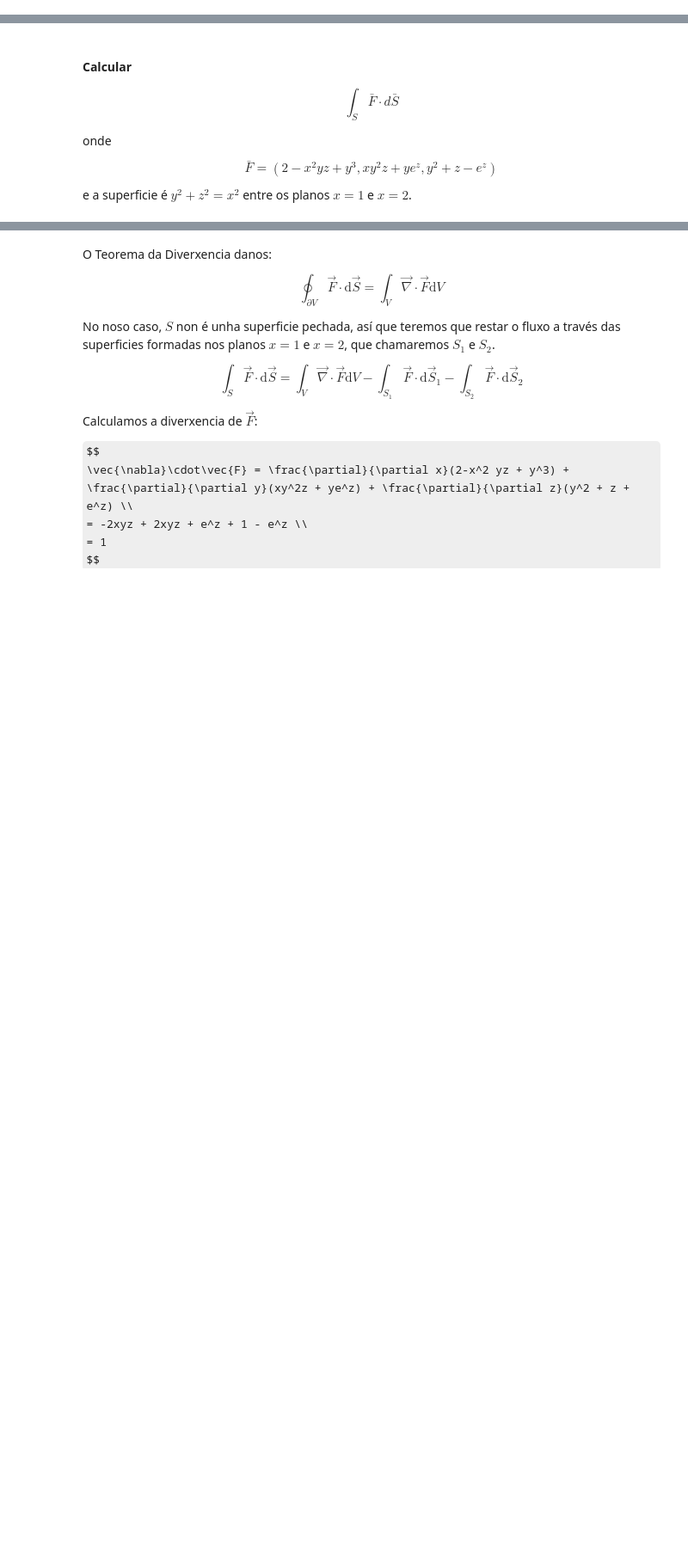
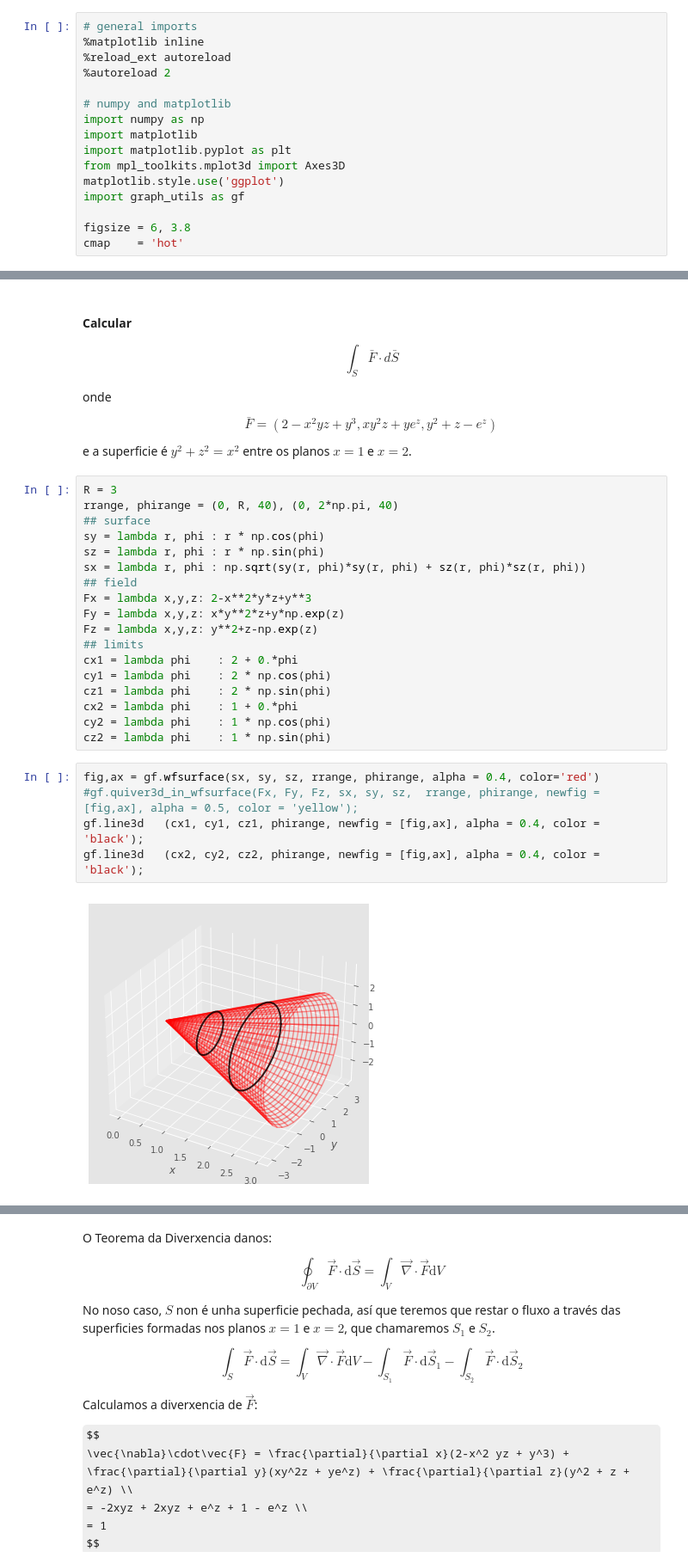
Before and after one commit to xabiercidvidal/USC-MMIII, a Jupyter notebook: _build/jupyter_execute/notebooks/problemas_exame_calculo_vectorial.ipynb, the cells around one changed output, grey strips where cells are left out. Shown at 86% size. Saved outputs shown, nothing was run; the diff lists cells and outputs as text; some formulas as TeX source; blank space fills up the shorter version.

```diff
--- a/_build/jupyter_execute/notebooks/problemas_exame_calculo_vectorial.ipynb
+++ b/_build/jupyter_execute/notebooks/problemas_exame_calculo_vectorial.ipynb
@@ -1,3 +1,19 @@
+# %%
+# general imports
+%matplotlib inline
+%reload_ext autoreload
+%autoreload 2
+
+# numpy and matplotlib
+import numpy as np
+import matplotlib
+import matplotlib.pyplot as plt
+from mpl_toolkits.mplot3d import Axes3D
+matplotlib.style.use('ggplot')
+import graph_utils as gf
+
+figsize = 6, 3.8
+cmap    = 'hot'
 # %% [markdown]
 #### Razoa se son verdadeiras ou falsas as seguintes afirmacións:
 
@@ -180,3 +196,28 @@ $$
 \bar{F}=\left(2-x^{2}yz+y^{3},xy^{2}z+ye^{z},y^{2}+z-e^{z}\right)
 $$
 e a superficie é $y^{2}+z^{2}=x^{2}$ entre os planos $x=1$ e $x=2$.
+# %%
+R = 3
+rrange, phirange = (0, R, 40), (0, 2*np.pi, 40)
+## surface
+sy = lambda r, phi : r * np.cos(phi)
+sz = lambda r, phi : r * np.sin(phi)
+sx = lambda r, phi : np.sqrt(sy(r, phi)*sy(r, phi) + sz(r, phi)*sz(r, phi))
+## field
+Fx = lambda x,y,z: 2-x**2*y*z+y**3
+Fy = lambda x,y,z: x*y**2*z+y*np.exp(z)
+Fz = lambda x,y,z: y**2+z-np.exp(z)
+## limits
+cx1 = lambda phi    : 2 + 0.*phi
+cy1 = lambda phi    : 2 * np.cos(phi)
+cz1 = lambda phi    : 2 * np.sin(phi)
+cx2 = lambda phi    : 1 + 0.*phi
+cy2 = lambda phi    : 1 * np.cos(phi)
+cz2 = lambda phi    : 1 * np.sin(phi)
+# %%
+fig,ax = gf.wfsurface(sx, sy, sz, rrange, phirange, alpha = 0.4, color='red')
+#gf.quiver3d_in_wfsurface(Fx, Fy, Fz, sx, sy, sz,  rrange, phirange, newfig = [fig,ax], alpha = 0.5, color = 'yellow');
+gf.line3d   (cx1, cy1, cz1, phirange, newfig = [fig,ax], alpha = 0.4, color = 'black');
+gf.line3d   (cx2, cy2, cz2, phirange, newfig = [fig,ax], alpha = 0.4, color = 'black');
+# %% [output]
+[figure, added]
```
Also changed, not shown: parts of 3 cells of this notebook, 41 other files.
